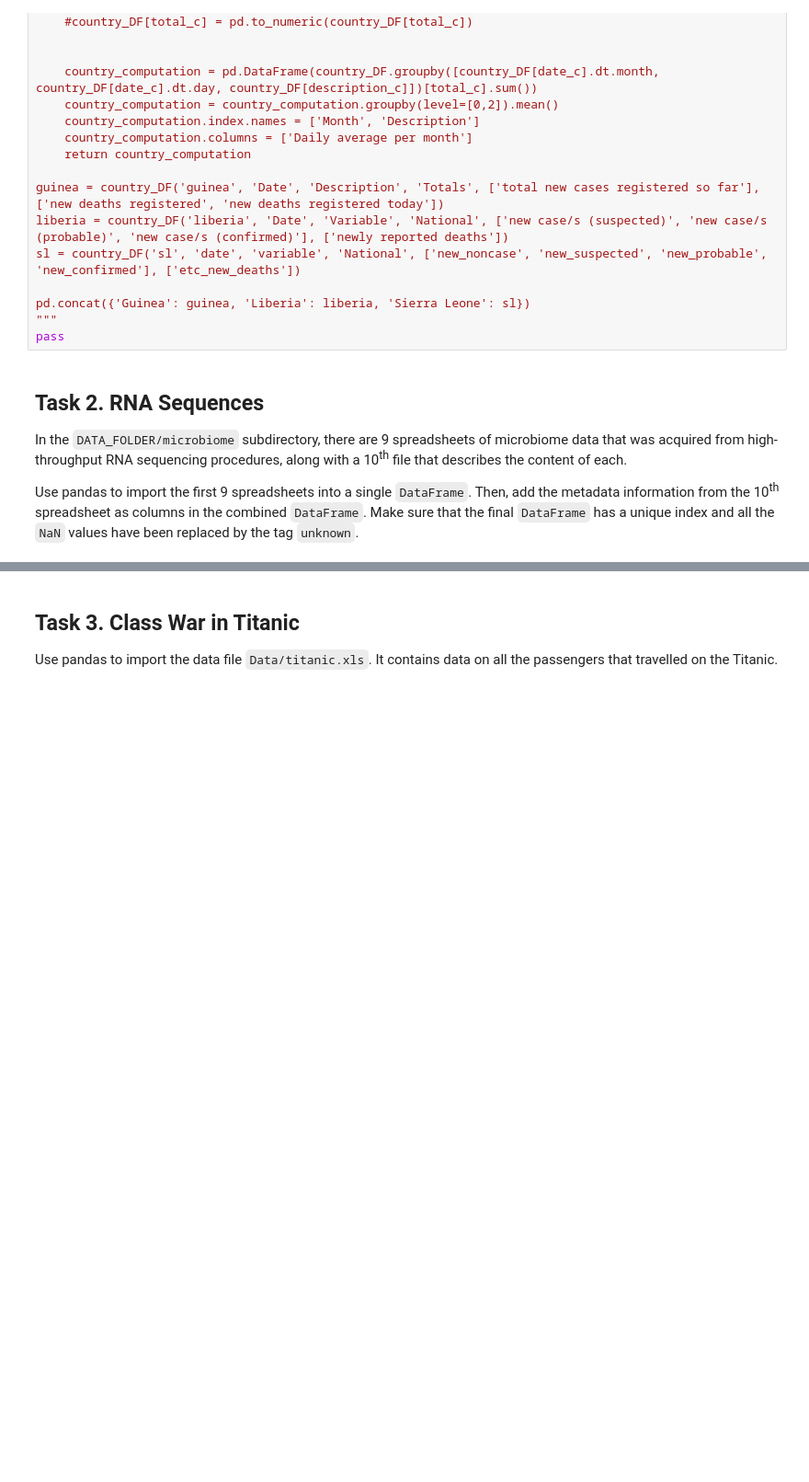
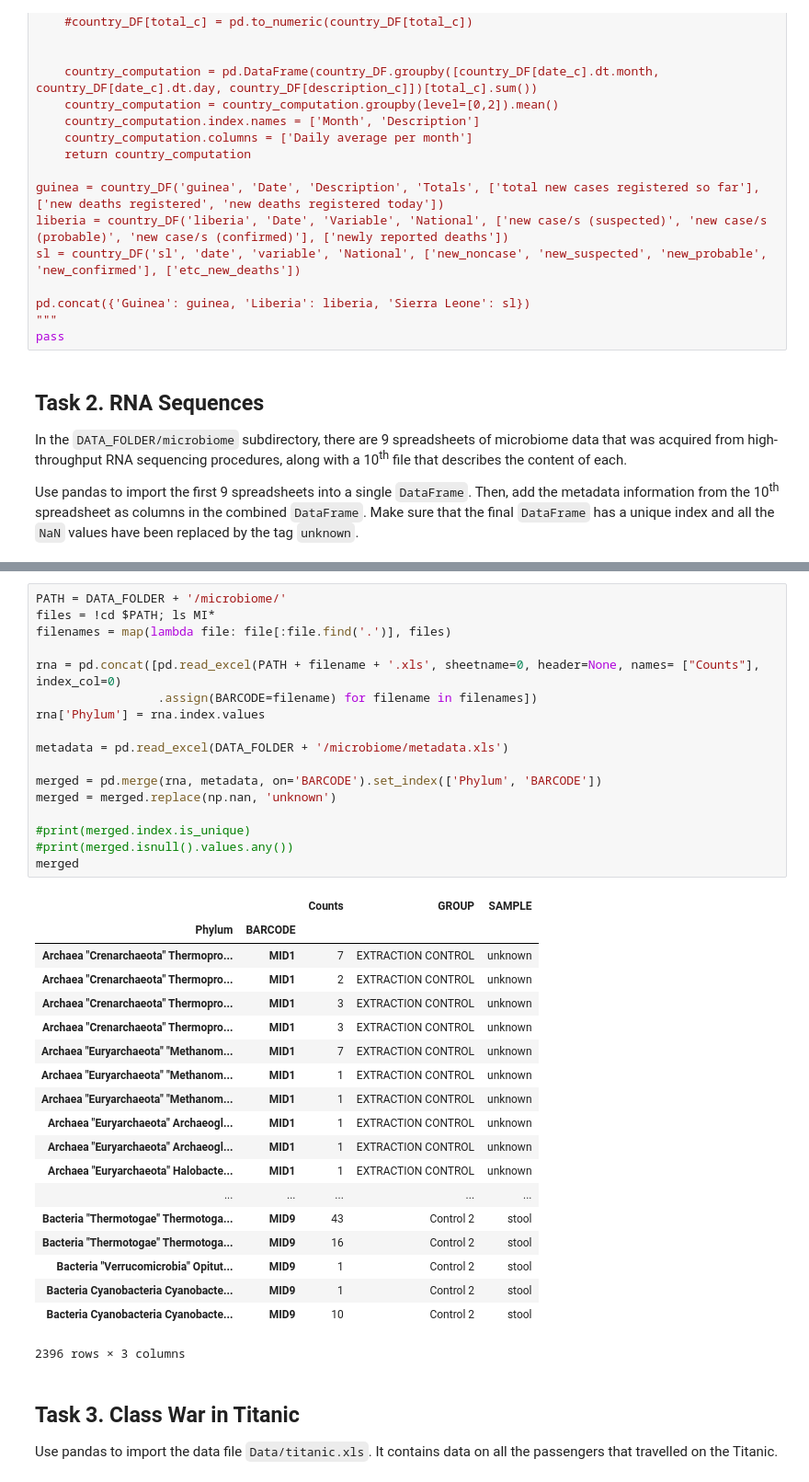
Before and after one commit to mj2905/ProjectMYP, a Jupyter notebook: Marc/HW1/Homework 1.ipynb, the cells around one changed output, grey strips where cells are left out. Shown at 92% size. Cells and saved outputs as stored; diff of their text form; blank space fills up the shorter version.

```diff
--- a/Marc/HW1/Homework 1.ipynb
+++ b/Marc/HW1/Homework 1.ipynb
@@ -248,3 +250,40 @@ Make sure that the final `DataFrame` has a unique index and all the `NaN` values
+# %%
+PATH = DATA_FOLDER + '/microbiome/'
+files = !cd $PATH; ls MI*
+filenames = map(lambda file: file[:file.find('.')], files)
+
+rna = pd.concat([pd.read_excel(PATH + filename + '.xls', sheetname=0, header=None, names= ["Counts"], index_col=0)
+                 .assign(BARCODE=filename) for filename in filenames])
+rna['Phylum'] = rna.index.values
+
+metadata = pd.read_excel(DATA_FOLDER + '/microbiome/metadata.xls')
+
+merged = pd.merge(rna, metadata, on='BARCODE').set_index(['Phylum', 'BARCODE'])
+merged = merged.replace(np.nan, 'unknown')
+
+#print(merged.index.is_unique)
+#print(merged.isnull().values.any())
+merged
+# %% [output]
+|  |  | Counts | GROUP | SAMPLE |
+| Phylum | BARCODE |  |  |  |
+| Archaea "Crenarchaeota" Thermopro... | MID1 | 7 | EXTRACTION CONTROL | unknown |
+| Archaea "Crenarchaeota" Thermopro... | MID1 | 2 | EXTRACTION CONTROL | unknown |
+| Archaea "Crenarchaeota" Thermopro... | MID1 | 3 | EXTRACTION CONTROL | unknown |
+| Archaea "Crenarchaeota" Thermopro... | MID1 | 3 | EXTRACTION CONTROL | unknown |
+| Archaea "Euryarchaeota" "Methanom... | MID1 | 7 | EXTRACTION CONTROL | unknown |
+| Archaea "Euryarchaeota" "Methanom... | MID1 | 1 | EXTRACTION CONTROL | unknown |
+| Archaea "Euryarchaeota" "Methanom... | MID1 | 1 | EXTRACTION CONTROL | unknown |
+| Archaea "Euryarchaeota" Archaeogl... | MID1 | 1 | EXTRACTION CONTROL | unknown |
+| Archaea "Euryarchaeota" Archaeogl... | MID1 | 1 | EXTRACTION CONTROL | unknown |
+| Archaea "Euryarchaeota" Halobacte... | MID1 | 1 | EXTRACTION CONTROL | unknown |
+| ... | ... | ... | ... | ... |
+| Bacteria "Thermotogae" Thermotoga... | MID9 | 43 | Control 2 | stool |
+| Bacteria "Thermotogae" Thermotoga... | MID9 | 16 | Control 2 | stool |
+| Bacteria "Verrucomicrobia" Opitut... | MID9 | 1 | Control 2 | stool |
+| Bacteria Cyanobacteria Cyanobacte... | MID9 | 1 | Control 2 | stool |
+| Bacteria Cyanobacteria Cyanobacte... | MID9 | 10 | Control 2 | stool |
+2396 rows × 3 columns
 # %% [markdown]
 ## Task 3. Class War in Titanic
 
```
Also changed, not shown: parts of 3 cells of this notebook.
